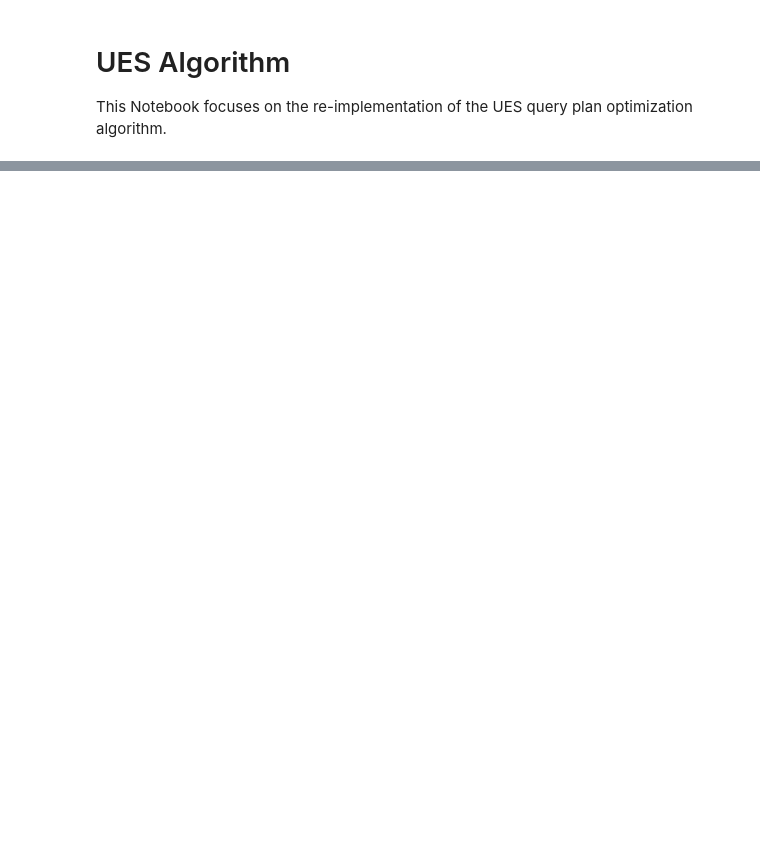
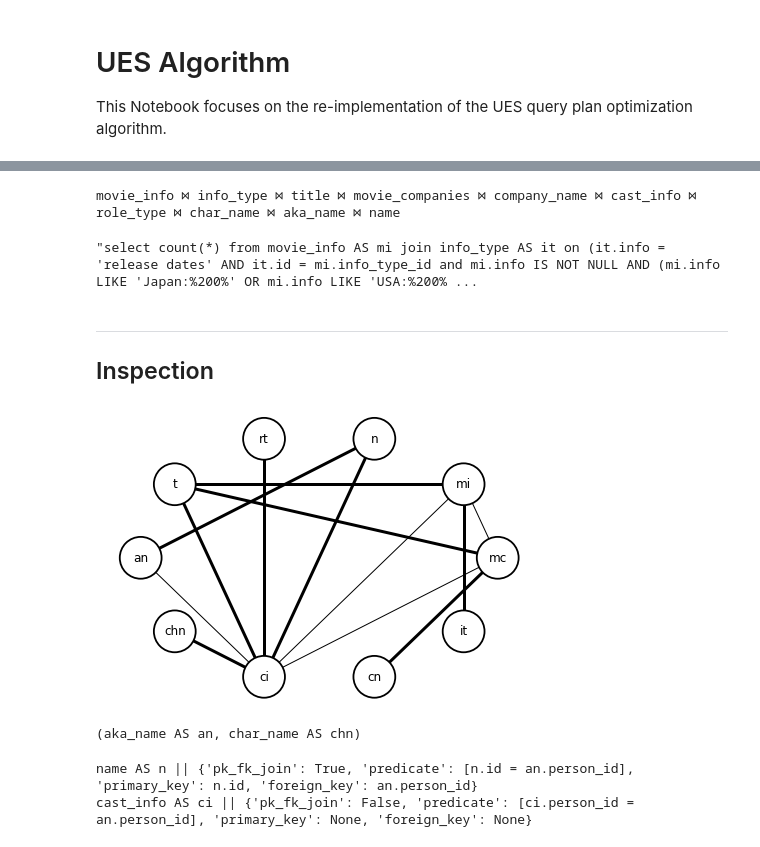
Before and after one commit to rbergm/PostBOUND, a Jupyter notebook: ues/UES_Algorithm.ipynb, the cells around one changed output, grey strips where cells are left out. Cells and saved outputs as stored; diff of their text form; code cells hidden in the pictures; blank space fills up the shorter version.

```diff
--- a/ues/UES_Algorithm.ipynb
+++ b/ues/UES_Algorithm.ipynb
@@ -258,0 +52,4 @@ ParseException: Expecting {union} | {intersect} | {except} | {minus} | {order by
+# %%
+ues.JoinTree.load_from_query(q_ues)
+# %% [output]
+movie_info ⋈ info_type ⋈ title ⋈ movie_companies ⋈ company_name ⋈ cast_info ⋈ role_type ⋈ char_name ⋈ aka_name ⋈ name
@@ -258,0 +58,29 @@ ParseException: Expecting {union} | {intersect} | {except} | {minus} | {order by
+# %%
+with open("../simplicity-done-right/JOB-Queries/explicit/19c.sql", "r") as query_file:
+    example_ues = " ".join(line.strip() for line in query_file.readlines())
+q_ues = mosp.MospQuery.parse(example_ues)
+example_ues
+# %% [output]
+"select count(*) from movie_info AS mi join info_type AS it on (it.info = 'release dates' AND it.id = mi.info_type_id and mi.info IS NOT NULL AND (mi.info LIKE 'Japan:%200%' OR mi.info LIKE 'USA:%200% ...
+# %% [markdown]
+---
+
+## Inspection
+# %%
+graph = ues._JoinGraph.build_for(q)
+g = graph.graph
+# %%
+graph.print()
+# %% [output]
+[figure, added]
+# %%
+t1, t2 = list(g.nodes)[:2]
+t1, t2
+# %% [output]
+(aka_name AS an, char_name AS chn)
+# %%
+for n, d in g.adj[t1].items():
+    print(n, "||", d)
+# %% [output]
+name AS n || {'pk_fk_join': True, 'predicate': [n.id = an.person_id], 'primary_key': n.id, 'foreign_key': an.person_id}
+cast_info AS ci || {'pk_fk_join': False, 'predicate': [ci.person_id = an.person_id], 'primary_key': None, 'foreign_key': None}
```
Also changed, not shown: parts of 31 cells of this notebook, 2 other files.
